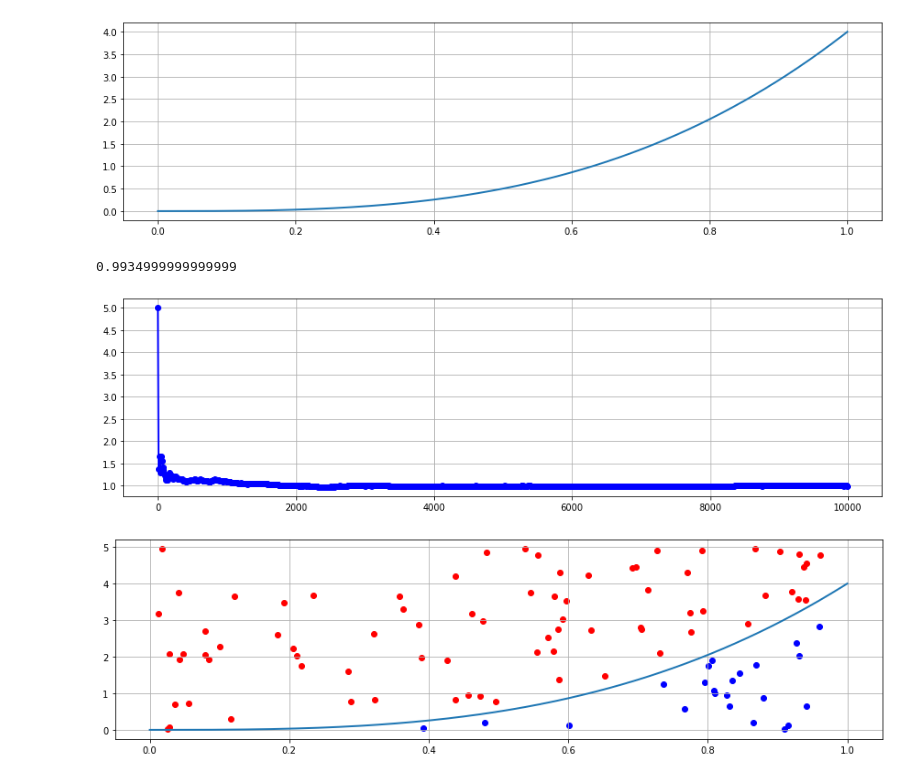
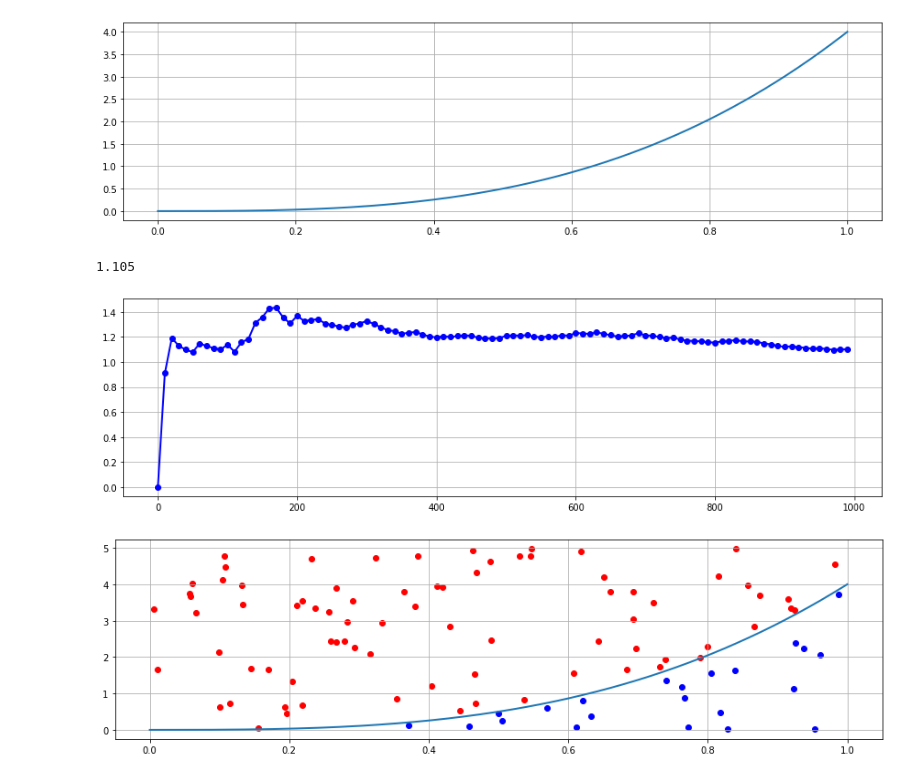
Before and after one commit to ywon/Computer_Graphics, a Jupyter notebook: monte_carlo_integration.ipynb, the cells around one changed output. Drawn from its saved outputs; the diff is of its cells as text; code cells hidden in the pictures.

```diff
--- a/monte_carlo_integration.ipynb
+++ b/monte_carlo_integration.ipynb
@@ -22,38 +22,38 @@ plt.show()
 graph_x=[]
 graph_y=[]
 
-def integrate(x1,x2,func=function,n=10000):
+def integrate(x1,x2,func=function,n=1000):
     X=np.linspace(x1,x2,1000)
     y1=0
     y2=max((func(X)))+1
     #print('x1:'+str(x1)+',','x2:'+str(x2)+',','y1:'+str(y1)+',','y2:'+str(y2))
     area=(x2-x1)*(y2-y1)
     check=[]
     xs=[]
     ys=[]
 
     for i in range(n):
         x=np.random.uniform(x1,x2,1)
         xs.append(x)
         y=np.random.uniform(y1,y2,1)
         ys.append(y)
         if abs(y)>abs(func(x)) or y<0:
             check.append(0)
         else:
             check.append(1)
 
         if(i%10==0):
           graph_x.append(i)
           graph_y.append(np.mean(check)*area)
     return(np.mean(check)*area,xs,ys,check)
 
 
 print(integrate(0,1)[0])
 plt.plot(graph_x, graph_y, color='blue', marker='o', linestyle = 'solid')
 plt.show()
 # %% [output]
-0.9934999999999999
+1.105
-[figure, old version]
+[figure, new version]
 # %%
 _,x,y,c=integrate(0, 1, function, n=100)
 df=pd.DataFrame()
@@ -67,4 +67,4 @@ plt.scatter(df[df['c']==0]['x'],df[df['c']==0]['y'],color='red')
 plt.scatter(df[df['c']==1]['x'],df[df['c']==1]['y'],color='blue')
 plt.show()
 # %% [output]
-[figure, old version]
+[figure, new version]
```
